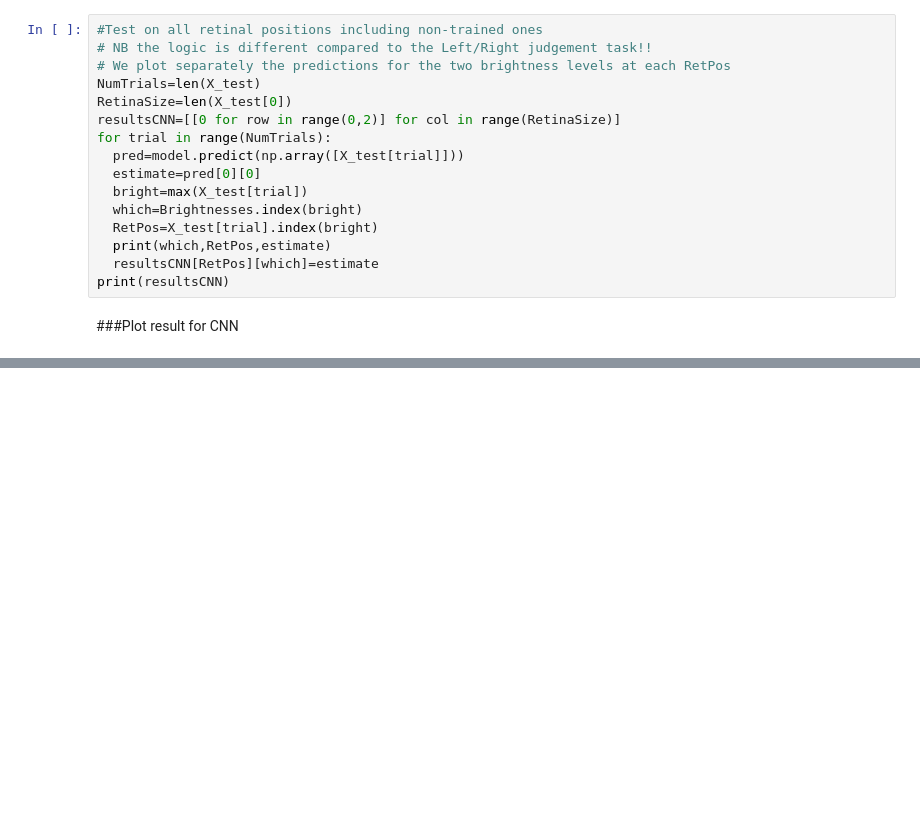
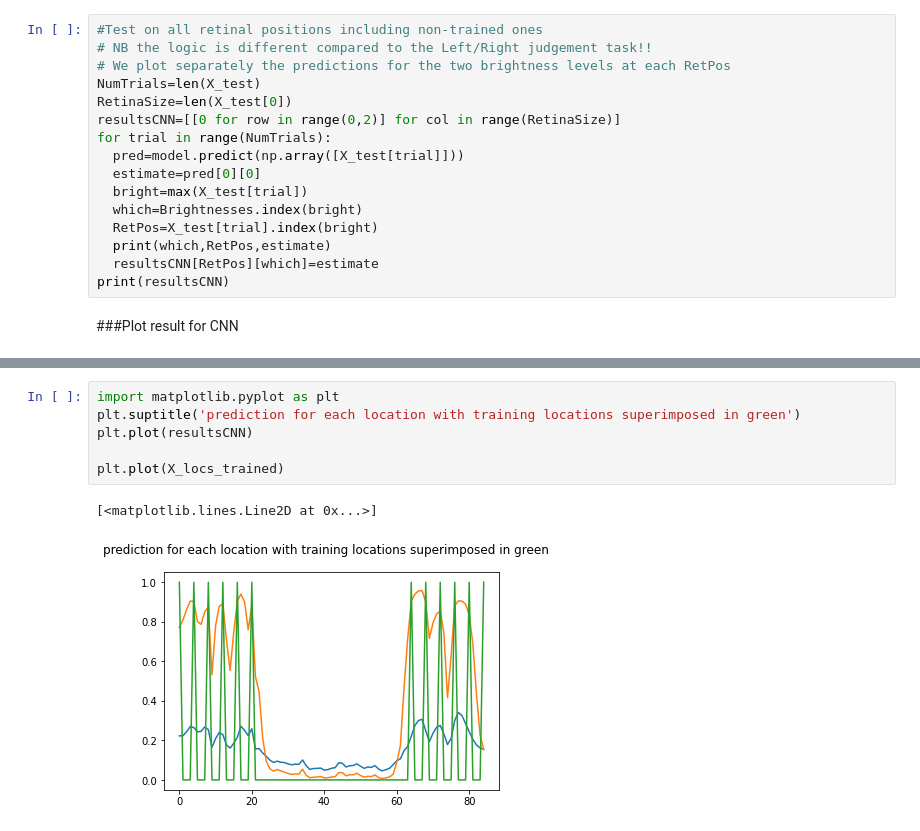
Before and after one commit to johnkevinoregan/Learning-Relations-with-Deep-Learning, a Jupyter notebook: Brightness_judgement_on_1D_retina.ipynb, the cells around one changed output, grey strips where cells are left out. Cells and saved outputs as stored; diff of their text form; blank space fills up the shorter version.

```diff
--- a/Brightness_judgement_on_1D_retina.ipynb
+++ b/Brightness_judgement_on_1D_retina.ipynb
@@ -238,2 +234,11 @@ plt.plot(X_locs_trained)
 [<matplotlib.lines.Line2D at 0x...>]
 [figure]
+# %%
+import matplotlib.pyplot as plt
+plt.suptitle('prediction for each location with training locations superimposed in green')
+plt.plot(resultsCNN)
+
+plt.plot(X_locs_trained)
+# %% [output]
+[<matplotlib.lines.Line2D at 0x...>]
+[figure, added]
```
Also changed, not shown: parts of 8 cells of this notebook.
